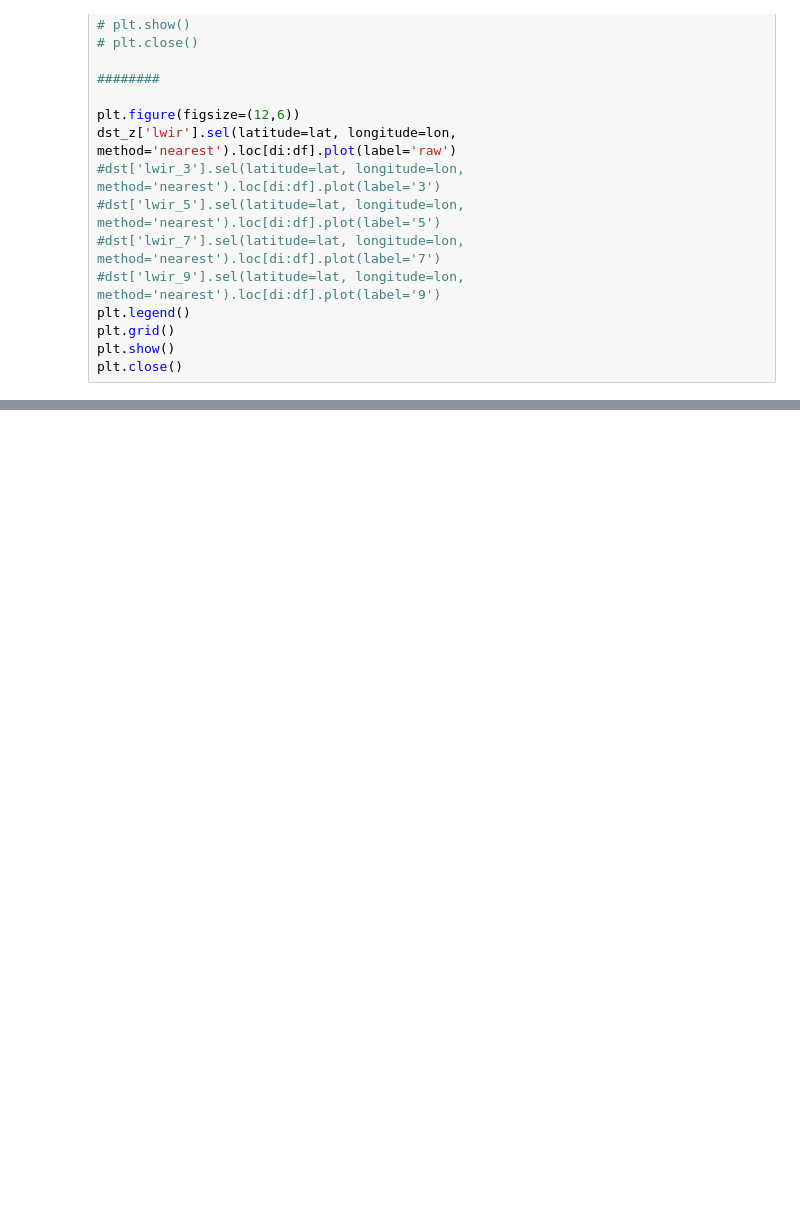
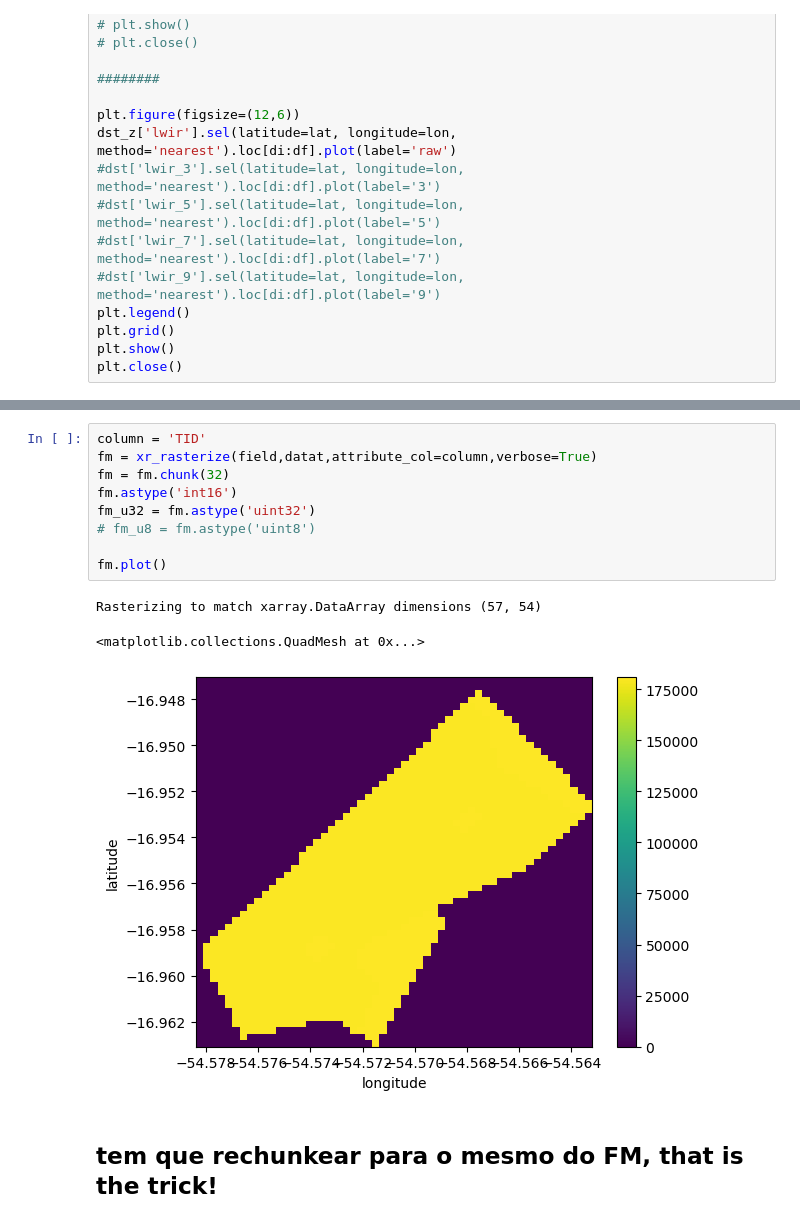
Before and after one commit to agrofunk/pcgrits, a Jupyter notebook: get_LST_89_data.ipynb, the cells around one changed output, grey strips where cells are left out. Cells and saved outputs as stored; diff of their text form; blank space fills up the shorter version.

```diff
--- a/get_LST_89_data.ipynb
+++ b/get_LST_89_data.ipynb
@@ -273,0 +295,15 @@ plt.close()
+# %%
+column = 'TID'
+fm = xr_rasterize(field,datat,attribute_col=column,verbose=True)
+fm = fm.chunk(32)
+fm.astype('int16')
+fm_u32 = fm.astype('uint32')
+# fm_u8 = fm.astype('uint8')
+
+fm.plot()
+# %% [output]
+Rasterizing to match xarray.DataArray dimensions (57, 54)
+<matplotlib.collections.QuadMesh at 0x...>
+[figure, added]
+# %% [markdown]
+## tem que rechunkear para o mesmo do FM, that is the trick!
```
Also changed, not shown: parts of 8 cells of this notebook.
